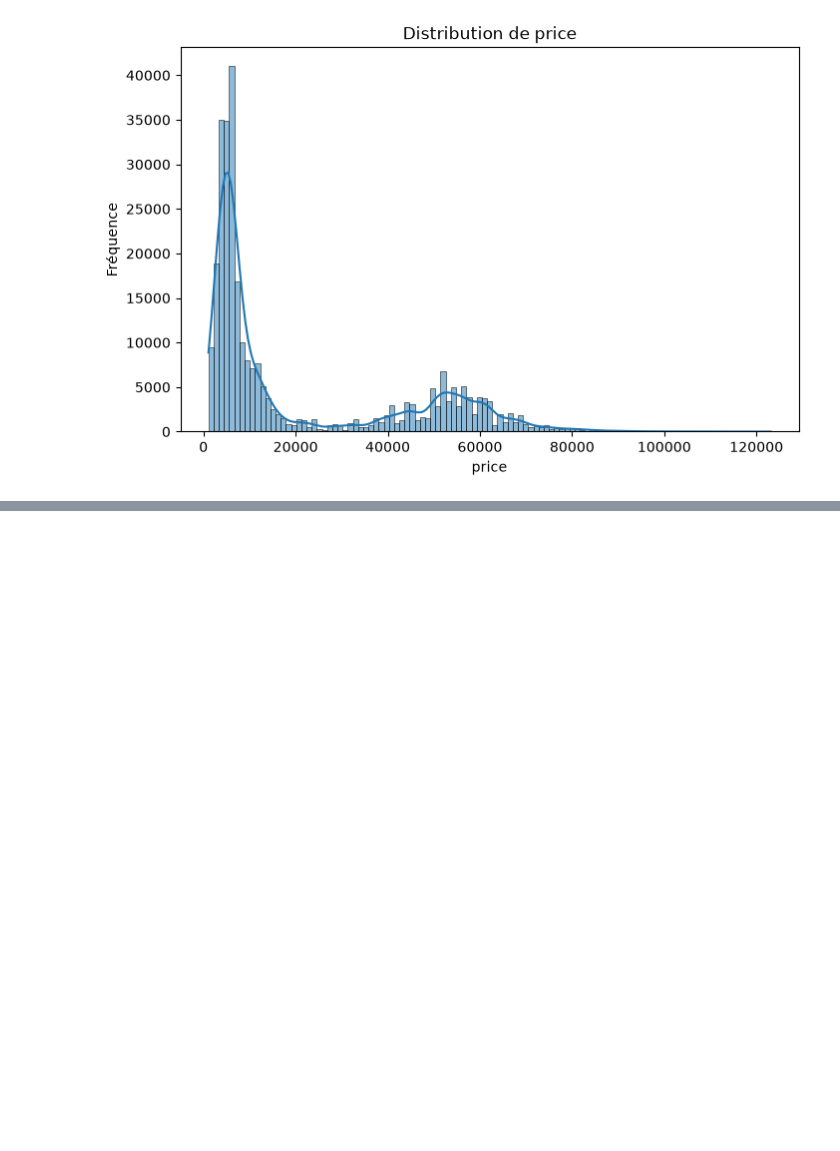
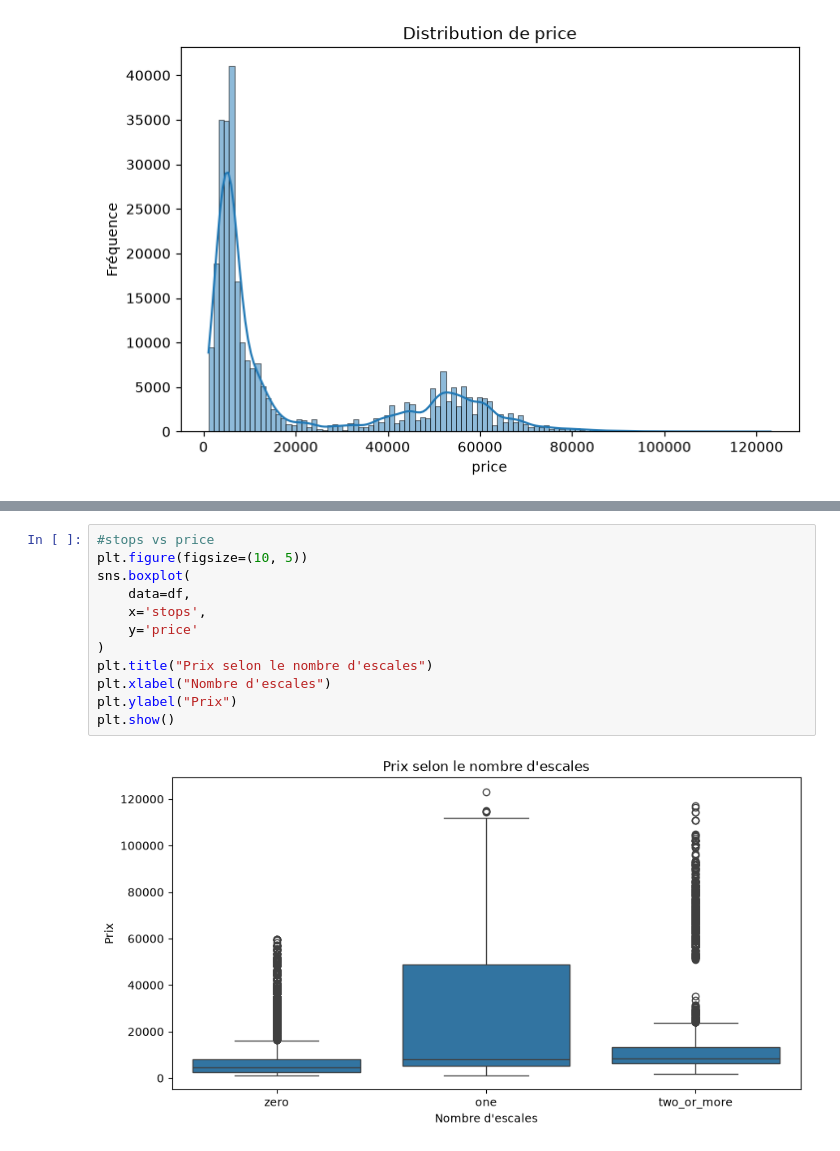
Before and after one commit to MounaSaiss/Machine_Learning-, a Jupyter notebook: app/app.ipynb, the cells around one changed output, grey strips where cells are left out. Cells and saved outputs as stored; diff of their text form; blank space fills up the shorter version.

```diff
--- a/app/app.ipynb
+++ b/app/app.ipynb
@@ -229,0 +150,14 @@ for col in variable_continue:
+# %%
+#stops vs price
+plt.figure(figsize=(10, 5))
+sns.boxplot(
+    data=df,
+    x='stops',
+    y='price'
+)
+plt.title("Prix selon le nombre d'escales")
+plt.xlabel("Nombre d'escales")
+plt.ylabel("Prix")
+plt.show()
+# %% [output]
+[figure, added]
```
Also changed, not shown: parts of 17 cells of this notebook.
